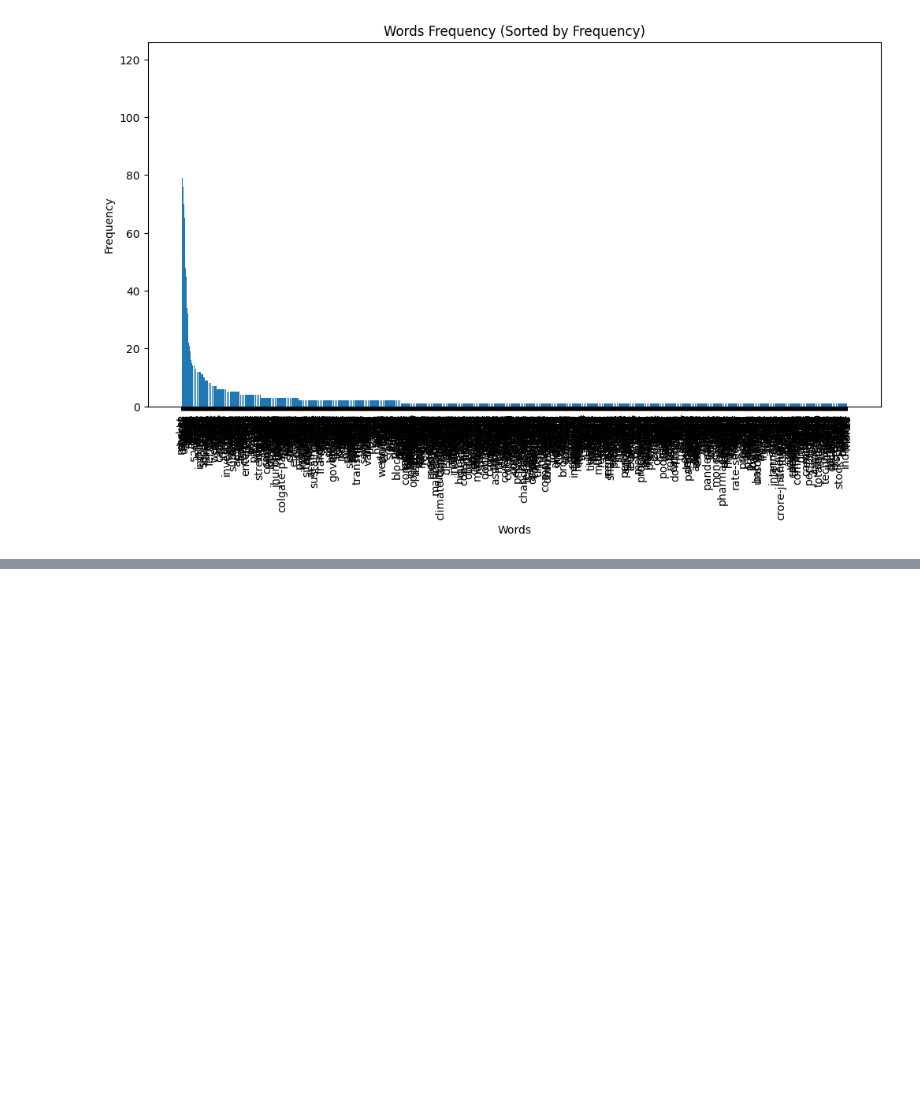
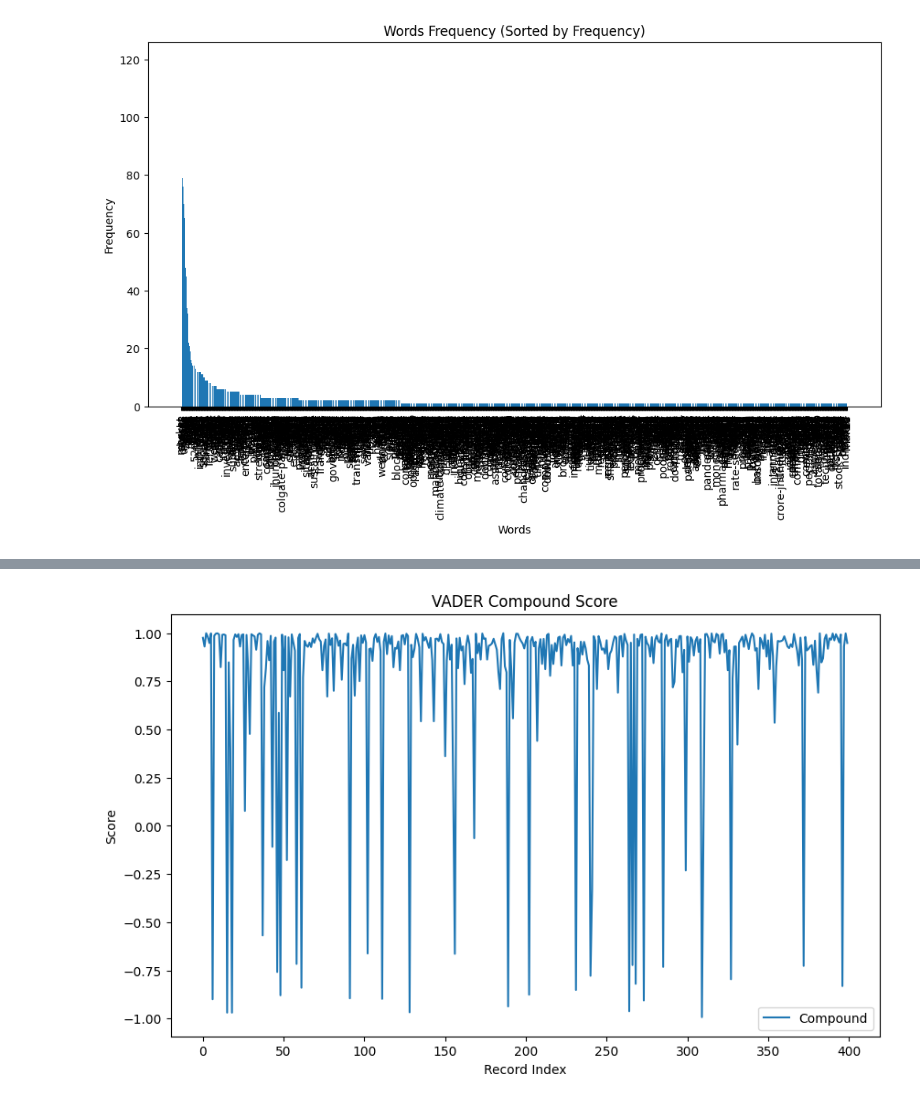
Before and after one commit to rnribeiro/NLP_FEUP, a Jupyter notebook: main.ipynb, the cells around one changed output, grey strips where cells are left out. Drawn from its saved outputs; the diff is of its cells as text; code cells hidden in the pictures; blank space fills up the shorter version.

```diff
--- a/main.ipynb
+++ b/main.ipynb
@@ -262,0 +308,12 @@ plt.show()
+# %%
+# Plot compound score
+plt.figure(figsize=(10, 6))
+plt.plot(news_2['Compound'], label='Compound')
+
+plt.title('VADER Compound Score')
+plt.xlabel('Record Index')
+plt.ylabel('Score')
+plt.legend()
+plt.show()
+# %% [output]
+[figure, added]
```
Also changed, not shown: parts of 3 cells of this notebook, 1 other file.
